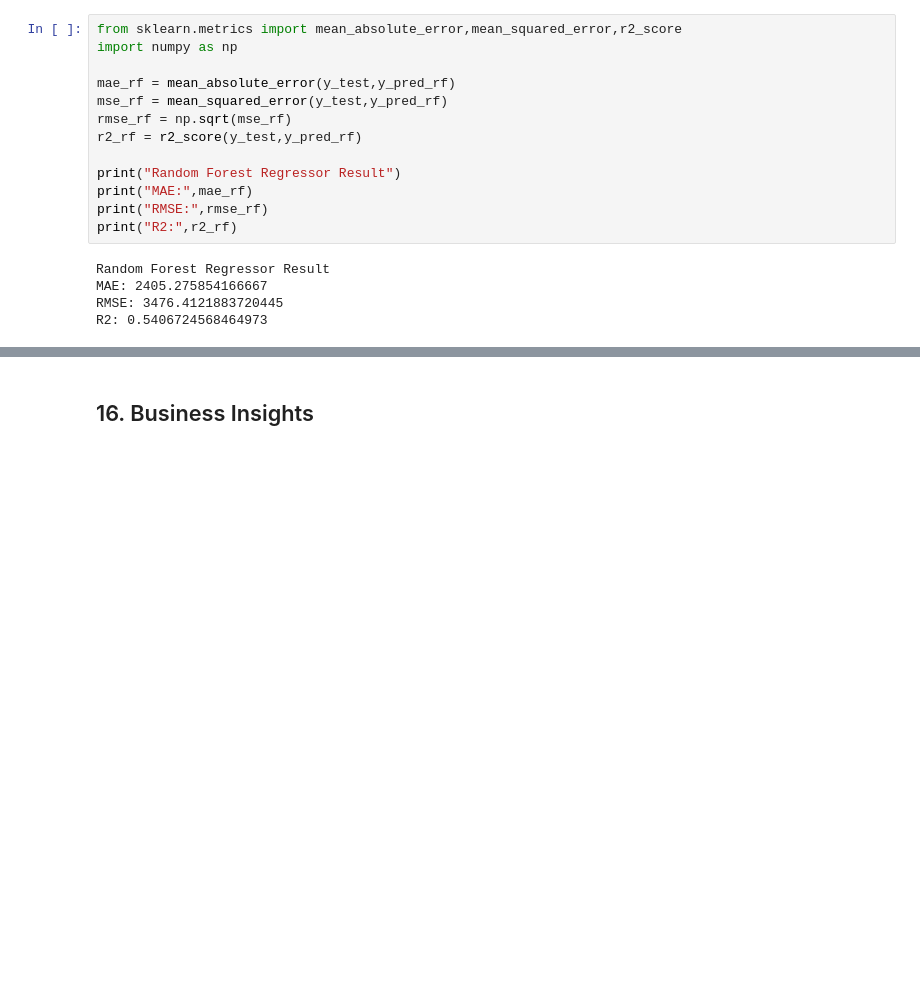
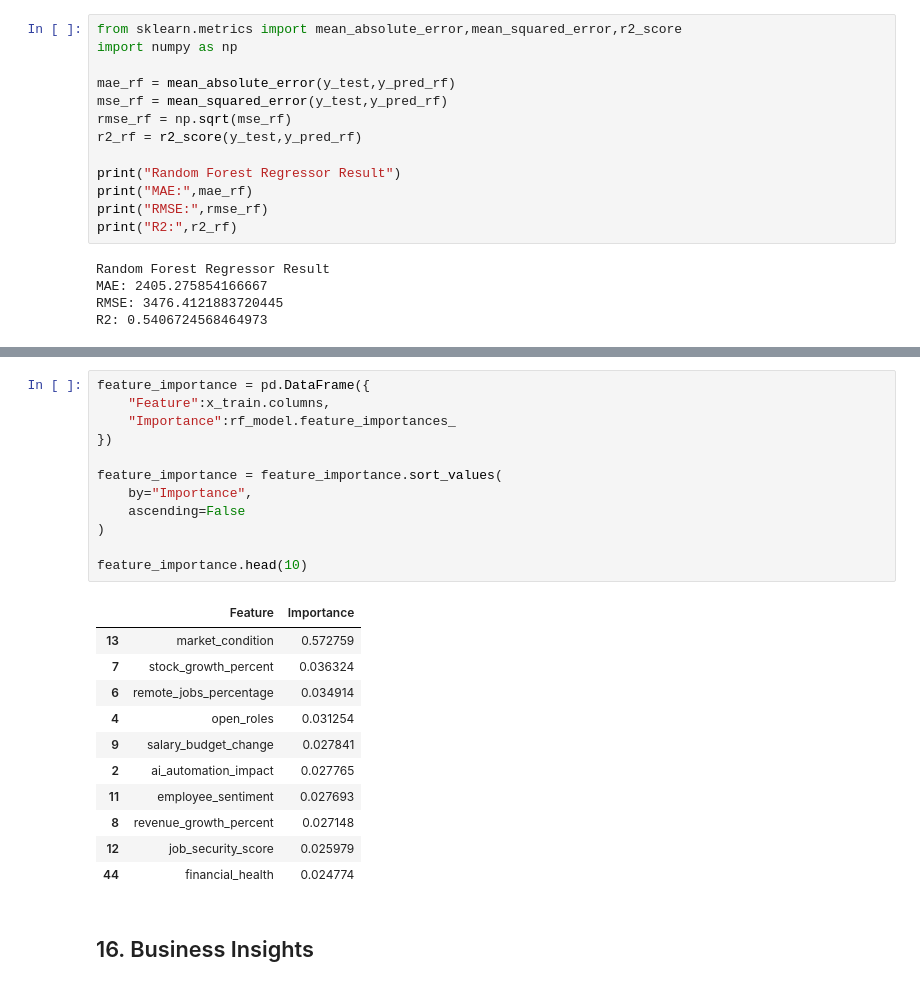
Before and after one commit to prat-yussh/AI-Workforce-Layoffs-Analysis, a Jupyter notebook: layoff_count_prediction.ipynb, the cells around one changed output, grey strips where cells are left out. Saved outputs shown, nothing was run; the diff lists cells and outputs as text; blank space fills up the shorter version.

Commit message:
Model comparision and feature importance added

```diff
--- a/layoff_count_prediction.ipynb
+++ b/layoff_count_prediction.ipynb
@@ -389,3 +426,27 @@ R2: 0.5406724568464973
+# %%
+feature_importance = pd.DataFrame({
+    "Feature":x_train.columns,
+    "Importance":rf_model.feature_importances_
+})
+
+feature_importance = feature_importance.sort_values(
+    by="Importance",
+    ascending=False
+)
+
+feature_importance.head(10)
+# %% [output]
+|  | Feature | Importance |
+| 13 | market_condition | 0.572759 |
+| 7 | stock_growth_percent | 0.036324 |
+| 6 | remote_jobs_percentage | 0.034914 |
+| 4 | open_roles | 0.031254 |
+| 9 | salary_budget_change | 0.027841 |
+| 2 | ai_automation_impact | 0.027765 |
+| 11 | employee_sentiment | 0.027693 |
+| 8 | revenue_growth_percent | 0.027148 |
+| 12 | job_security_score | 0.025979 |
+| 44 | financial_health | 0.024774 |
 # %% [markdown]
 ## 16. Business Insights
 # %% [markdown]
```
Also changed, not shown: parts of 4 cells of this notebook.
